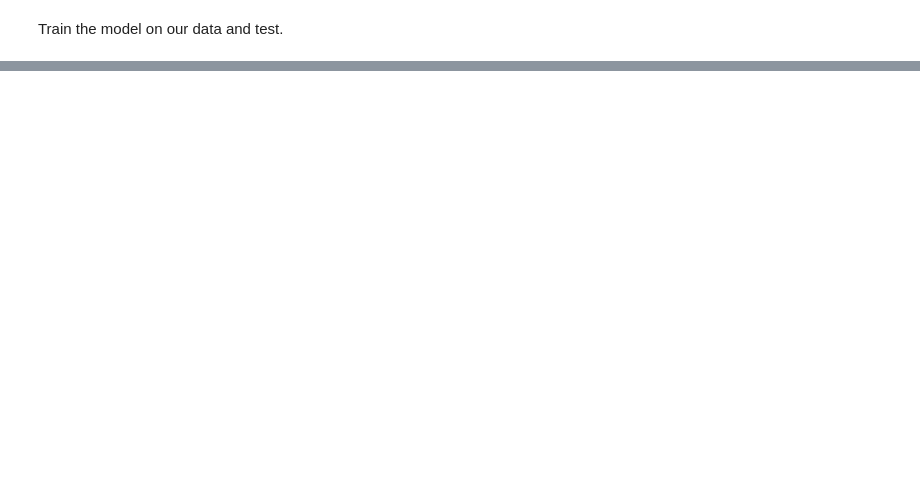
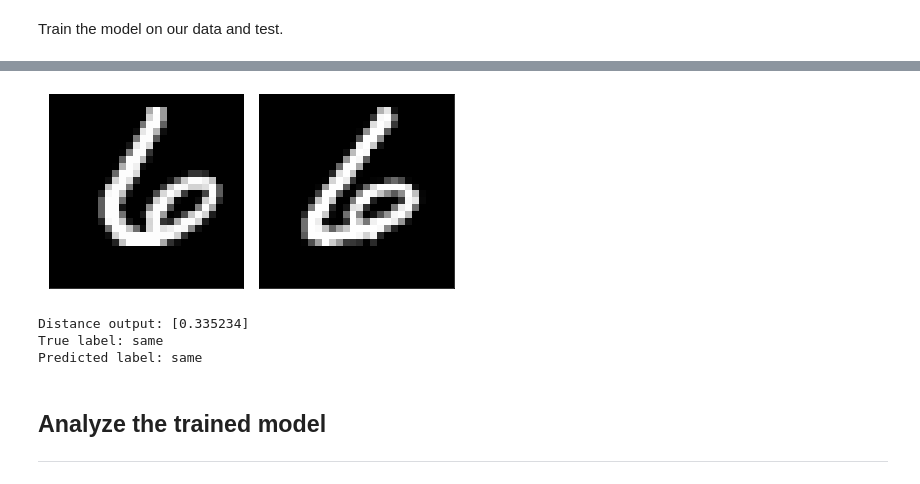
Before and after one commit to Engineero/couch_surfing, a Jupyter notebook: siamese_net.ipynb, the cells around one changed output, grey strips where cells are left out. Saved outputs shown, nothing was run; the diff lists cells and outputs as text; code cells hidden in the pictures; blank space fills up the shorter version.

```diff
--- a/siamese_net.ipynb
+++ b/siamese_net.ipynb
@@ -275,0 +359,10 @@ Train on 54200 samples, validate on 9570 samples
+# %%
+test_network(model, te_pairs, te_y)
+# %% [output]
+[figure, added]
+Distance output: [0.335234]
+True label: same
+Predicted label: same
+# %% [markdown]
+## Analyze the trained model
+---
```
Also changed, not shown: parts of 30 cells of this notebook.
